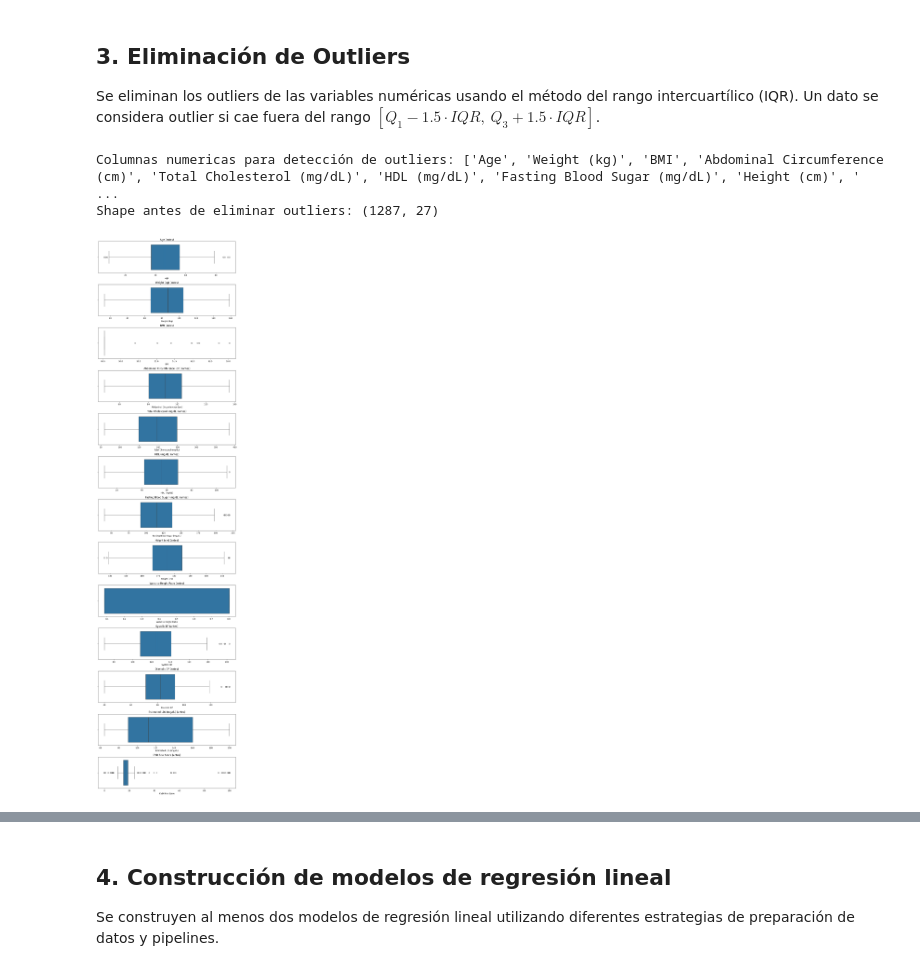
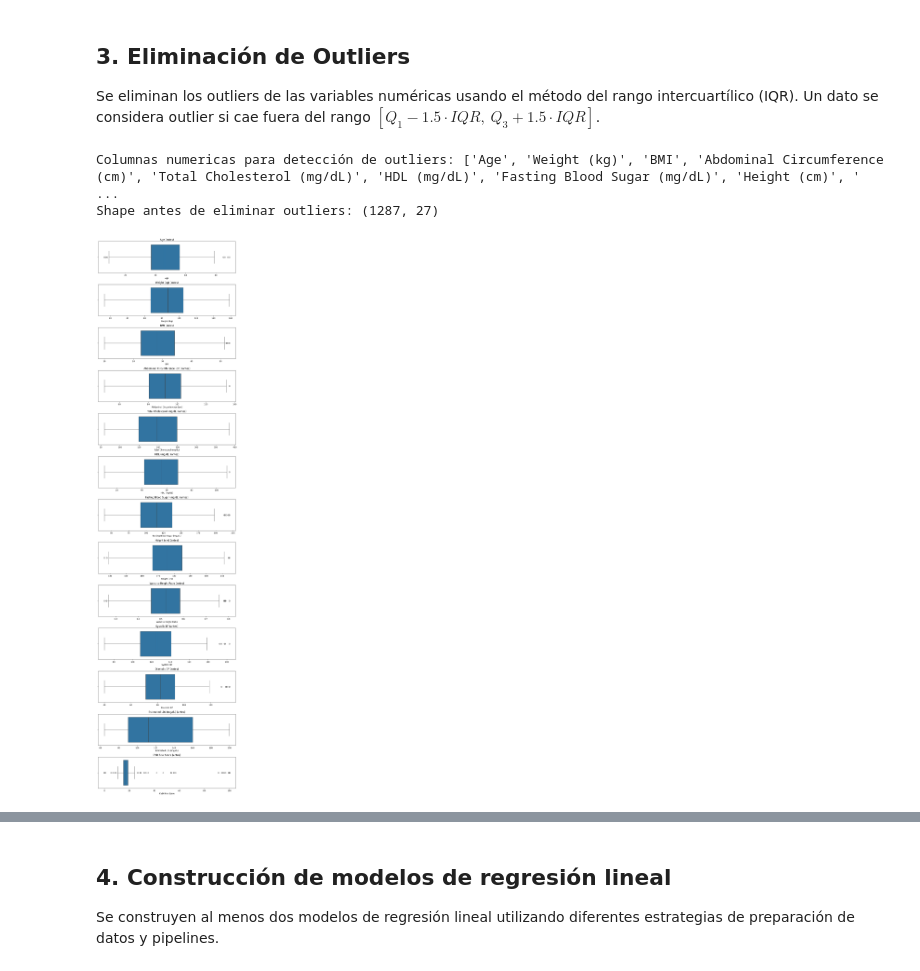
Before and after one commit to ISIS-2611-AprendizajeMaquina/MaterialDeClase-ISIS-2611, a Jupyter notebook: Laboratorios/L1 Regresion Lineal/data/Lab1_AlpesHearth_Plantilla.ipynb, the cells around one changed output, grey strips where cells are left out. Saved outputs shown, nothing was run; the diff lists cells and outputs as text; code cells hidden in the pictures.

```diff
--- a/Laboratorios/L1 Regresion Lineal/data/Lab1_AlpesHearth_Plantilla.ipynb
+++ b/Laboratorios/L1 Regresion Lineal/data/Lab1_AlpesHearth_Plantilla.ipynb
@@ -267,4 +267,5 @@ train_df.loc[train_df['Patient ID'].isin(ids_repetidos)].sort_values('Patient ID
 Como se observó anteriormente, las filas con IDs repetidos contienen exactamente la misma información en todas sus variables. Esto indica que se trata de duplicados completos y no de registros distintos con coincidencias parciales. Por esta razón, se tomó la decisión de eliminar todos los IDs repetidos, ya que no aportan información adicional al análisis y podrían sesgar los resultados estadísticos o los modelos posteriores.
 # %%
 # borrar los repetidos
-train_df = train_df.drop_duplicates(subset='Patient ID', keep='first')
+train_df = train_df.sort_values('Date of Service').drop_duplicates(subset='Patient ID', keep='last')
+train_df.duplicated(subset='Patient ID').sum()
@@ -554,8 +557,8 @@ train_df['BMI'] = \
 
 train_df['BMI'] = \
     train_df['BMI'].clip(
-        lower=49.542000 ,
-        upper=136.336000
+        lower=10,
+        upper=80
     )
 
 train_df['BMI'] = train_df['BMI'].fillna(train_df['BMI'].median())
@@ -564,7 +567,7 @@ train_df['BMI'] = train_df['BMI'].fillna(train_df['BMI'].median())
 
 **Decisión tomada**: En este caso, los valores faltantes de CVD Risk Score no serán imputados debido a que esta variable objetivo. Imputar esta variable crearia una relación circular artificial entre una feature y el target. Por ende se decide eliminar las filas con valores faltantes en esta variable.
 # %%
-train_df.dropna(subset=['CVD Risk Score'], inplace=True)
+train_df = train_df.dropna(subset=['CVD Risk Score'])
 # %% [markdown]
 #### 2.4.5 Corrección de completitud: Imputación de valores nulos de Altura cm con Altura m
 
@@ -608,7 +611,7 @@ k = (train_df['Waist-to-Height Ratio'] / train_df['Abdominal Circumference (cm)'
 
 train_df  = train_df.fillna({'Waist-to-Height Ratio': k * train_df['Abdominal Circumference (cm)']})
 
-train_df['Waist-to-Height Ratio'] =  train_df['Waist-to-Height Ratio'].round()
+train_df['Waist-to-Height Ratio'] =  train_df['Waist-to-Height Ratio'].round(3)
 
 train_df['Waist-to-Height Ratio'] = train_df['Waist-to-Height Ratio'].clip(lower=0.085692, upper=  0.804000)
 
@@ -711,8 +714,12 @@ import matplotlib.pyplot as plt
 numeric_cols_iqr = train_df.select_dtypes(include=[np.number]).columns.tolist()
 
 # Excluir columnas auxiliares de imputación y el target
-cols_excluir = ['Weight_imputed_median', 'WHR_imputed_median',
-                'TC_missing_original', 'TC_imputed_median']
+cols_excluir = [
+    'Weight_imputed_median',
+    'WHR_imputed_median',
+    'TC_missing_original',
+    'TC_imputed_median',
+]
 numeric_cols_iqr = [c for c in numeric_cols_iqr if c not in cols_excluir]
 
 print(f"Columnas numericas para detección de outliers: {numeric_cols_iqr}")
@@ -736,32 +743,32 @@ for col in numeric_cols_iqr:
     Q3 = train_df[col].quantile(0.75)
     IQR = Q3 - Q1
     lower = Q1 - 1.5 * IQR
     upper = Q3 + 1.5 * IQR
     col_mask = train_df[col].between(lower, upper)
     # ~ es un NOT bit a bit que invierte la mascara, es decir,
     # True se vuelve False y viceversa, por lo que ~col_mask es
     # True para las filas que son outliers en esa variable
     n_outliers = (~col_mask).sum()
     outlier_report[col] = {
         'Q1': Q1,
         'Q3': Q3,
         'IQR': IQR,
         'lower': lower,
         'upper': upper,
         'n_outliers': n_outliers
     }
     # Esta linea lo que hace es que acumula la mascara global de filas a eliminar, es decir, si una fila es outlier en cualquier variable, se marcará como False en la mascara final
     mask &= col_mask
 
 outlier_df = pd.DataFrame(outlier_report).T
 print("\nReporte de outliers por variable:")
 print(outlier_df.to_string())
 
 train_df = train_df[mask].reset_index(drop=True)
 print(f"\nShape después de eliminar outliers: {train_df.shape}")
 print(f"Filas eliminadas: {(~mask).sum()}")
 # %% [output]
 Columnas numericas para detección de outliers: ['Age', 'Weight (kg)', 'BMI', 'Abdominal Circumference (cm)', 'Total Cholesterol (mg/dL)', 'HDL (mg/dL)', 'Fasting Blood Sugar (mg/dL)', 'Height (cm)', ' ...
 Shape antes de eliminar outliers: (1287, 27)
-[figure, old version]
+[figure, new version]
 Reporte de outliers por variable:
```
Also changed, not shown: parts of 9 cells of this notebook.
